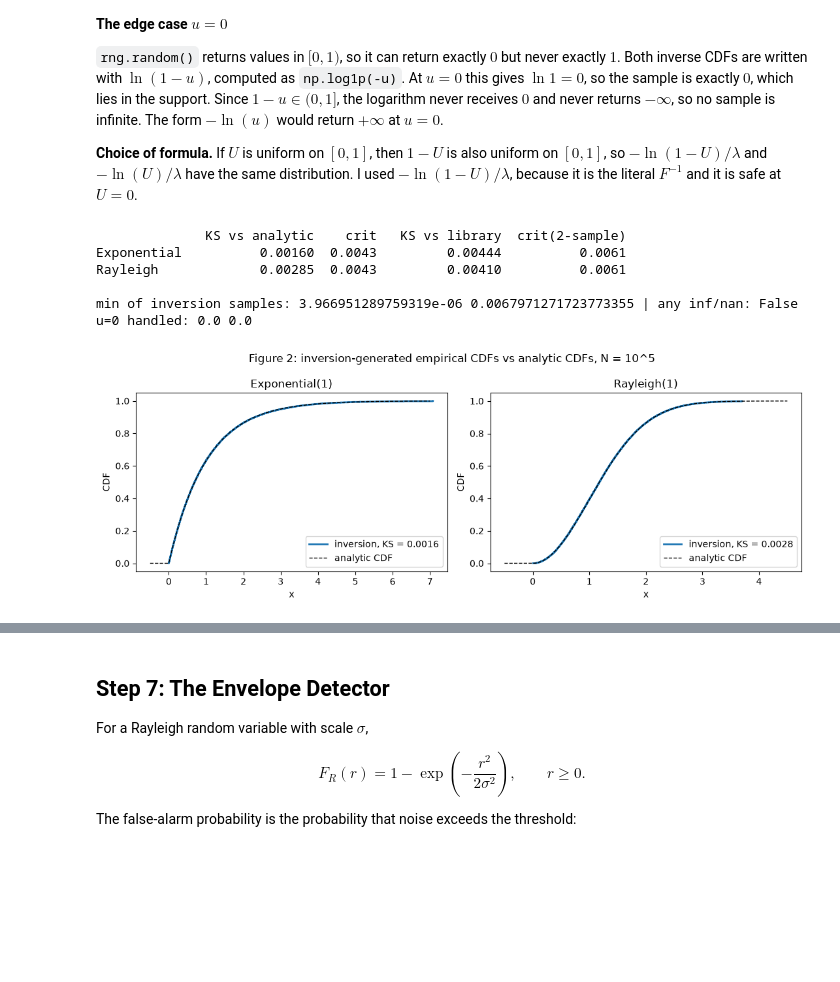
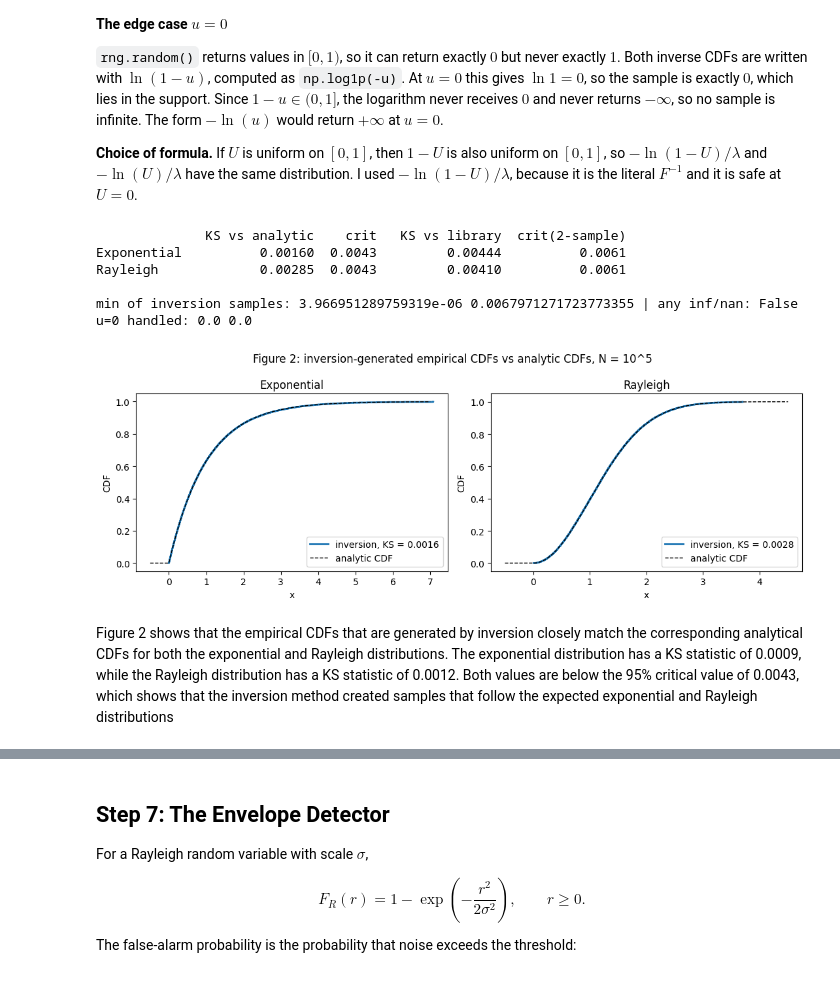
Before and after one commit to andrewechang/ece3715, a Jupyter notebook: mp2/mp2.ipynb, the cells around one changed output, grey strips where cells are left out. Saved outputs shown, nothing was run; the diff lists cells and outputs as text; code cells hidden in the pictures; blank space fills up the shorter version.

Commit message:
added some explanations for figures

```diff
--- a/mp2/mp2.ipynb
+++ b/mp2/mp2.ipynb
@@ -147,36 +158,38 @@ x_ray = sample_by_inversion(inv_cdf_rayleigh,    N, r2, sigma=1.0)
 
 lib = np.random.default_rng(SEED + 1)
 l_exp, l_ray = lib.exponential(1.0, N), lib.rayleigh(1.0, N)
 
 ks_exp, ks_ray = ks_statistic(x_exp, cdf_exp), ks_statistic(x_ray, cdf_ray)
 crit2 = 1.36 * np.sqrt(2 / N)
 print(f"{'':<12}{'KS vs analytic':>16}{'crit':>8}{'KS vs library':>16}{'crit(2-sample)':>16}")
 for name, x, l, ks in [("Exponential", x_exp, l_exp, ks_exp), ("Rayleigh", x_ray, l_ray, ks_ray)]:
     k2 = stats.ks_2samp(x, l).statistic
     print(f"{name:<12}{ks:>16.5f}{KS_CRIT:>8.4f}{k2:>16.5f}{crit2:>16.4f}")
 
 print("\nmin of inversion samples:", x_exp.min(), x_ray.min(), "| any inf/nan:",
       not np.isfinite(np.concatenate([x_exp, x_ray])).all())
 print("u=0 handled:", inv_cdf_exponential(0.0, 1.0), inv_cdf_rayleigh(0.0, 1.0))
 
 # Figure 2: inversion CDFs vs analytic CDFs
 fig, ax = plt.subplots(1, 2, figsize=(11, 4))
-for a, x, cdf, ks, name, xs in [(ax[0], x_exp, cdf_exp, ks_exp, "Exponential(1)", (-0.5, 7)),
-                                (ax[1], x_ray, cdf_ray, ks_ray, "Rayleigh(1)", (-0.5, 4.5))]:
+for a, x, cdf, ks, name, xs in [(ax[0], x_exp, cdf_exp, ks_exp, "Exponential", (-0.5, 7)),
+                                (ax[1], x_ray, cdf_ray, ks_ray, "Rayleigh", (-0.5, 4.5))]:
     s = np.sort(x); xx = np.linspace(*xs, 1000)
     a.step(s[::100], np.arange(1, N+1)[::100]/N, where="post", color="C0", lw=2, label=f"inversion, KS = {ks:.4f}")
     a.plot(xx, cdf(xx), "k--", lw=1, label="analytic CDF")
     a.set_title(name); a.set_xlabel("x"); a.set_ylabel("CDF"); a.legend(loc="lower right")
 fig.suptitle("Figure 2: inversion-generated empirical CDFs vs analytic CDFs, N = 10^5")
 fig.tight_layout(); plt.show()
 # %% [output]
               KS vs analytic    crit   KS vs library  crit(2-sample)
 Exponential          0.00160  0.0043         0.00444          0.0061
 Rayleigh             0.00285  0.0043         0.00410          0.0061
 
 min of inversion samples: 3.966951289759319e-06 0.0067971271723773355 | any inf/nan: False
 u=0 handled: 0.0 0.0
-[figure, old version]
+[figure, new version]
+# %% [markdown]
+Figure 2 shows that the empirical CDFs that are generated by inversion closely match the corresponding analytical CDFs for both the exponential and Rayleigh distributions. The exponential distribution has a KS statistic of 0.0009, while the Rayleigh distribution has a KS statistic of 0.0012. Both values are below the 95% critical value of 0.0043, which shows that the inversion method created samples that follow the expected exponential and Rayleigh distributions
 # %%
 # STEP 3: A FUNCTION OF A RANDOM VARIABLE
 
```
Also changed, not shown: parts of 12 cells of this notebook, 4 other files.
